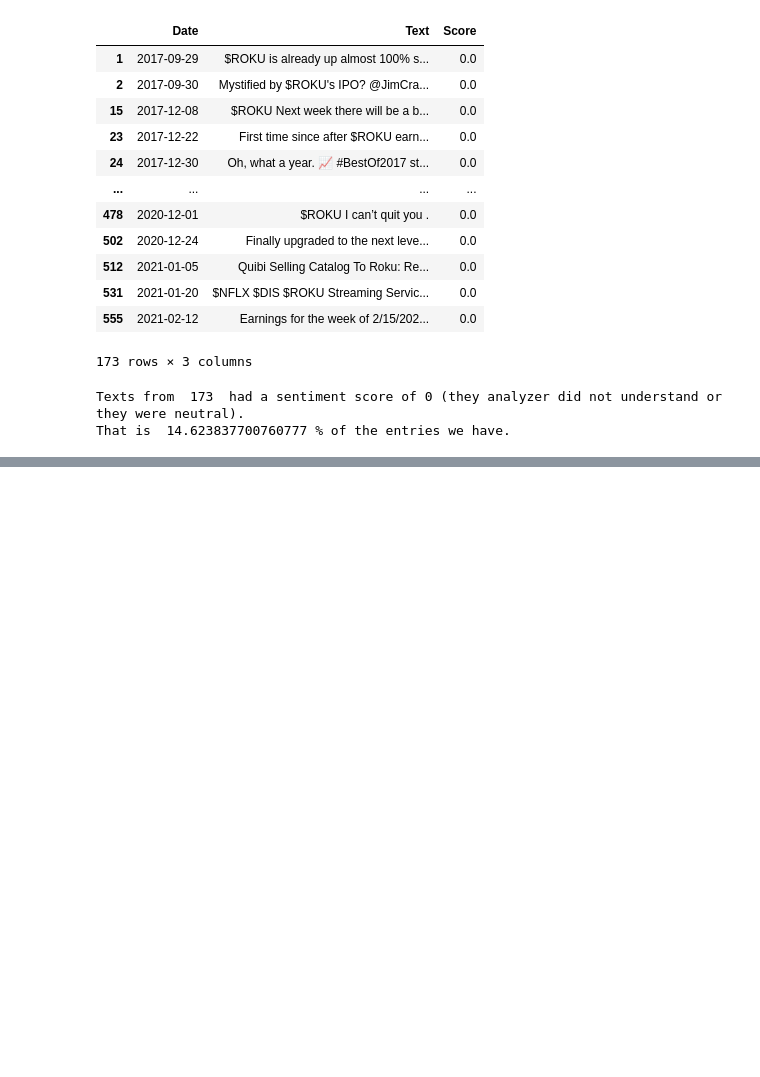
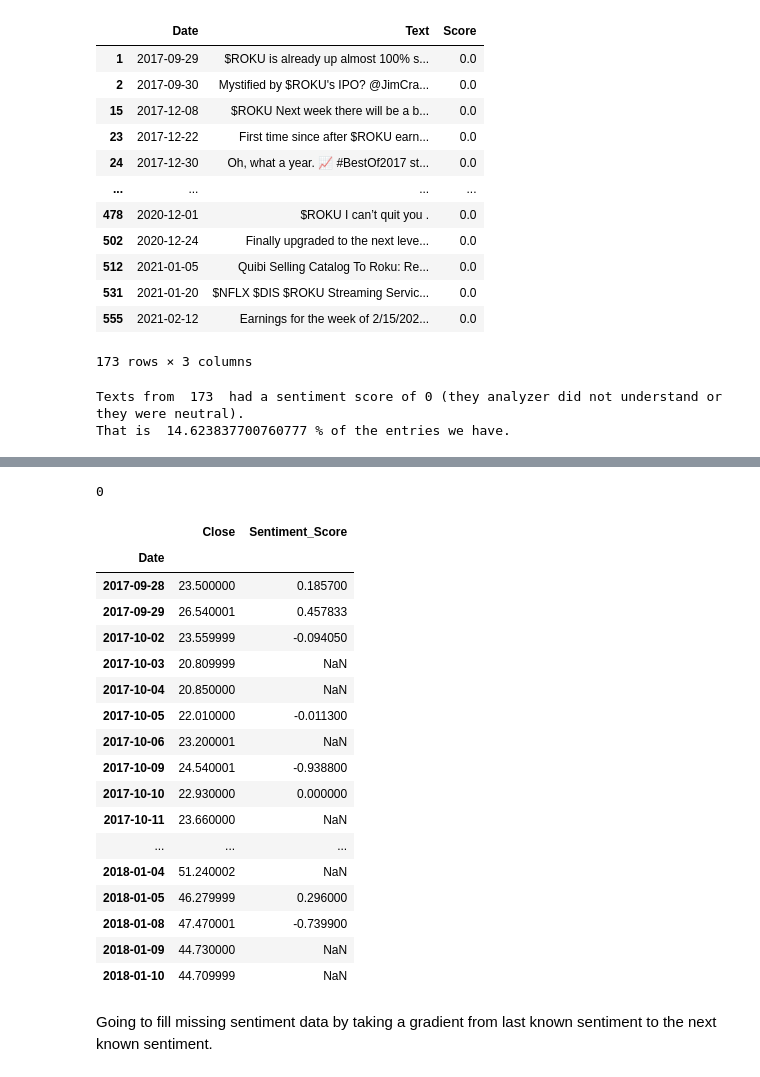
Before and after one commit to stevenkyle2013/Capstone, a Jupyter notebook: Main.ipynb, the cells around one changed output, grey strips where cells are left out. Saved outputs shown, nothing was run; the diff lists cells and outputs as text; code cells hidden in the pictures; blank space fills up the shorter version.

```diff
--- a/Main.ipynb
+++ b/Main.ipynb
@@ -330,0 +403,27 @@ Name: Date, Length: 519, dtype: int64
+# %%
+Final_df.Close.isna().sum()
+# %% [output]
+0
+# %%
+Final_df.head(75)
+# %% [output]
+|  | Close | Sentiment_Score |
+| Date |  |  |
+| 2017-09-28 | 23.500000 | 0.185700 |
+| 2017-09-29 | 26.540001 | 0.457833 |
+| 2017-10-02 | 23.559999 | -0.094050 |
+| 2017-10-03 | 20.809999 | NaN |
+| 2017-10-04 | 20.850000 | NaN |
+| 2017-10-05 | 22.010000 | -0.011300 |
+| 2017-10-06 | 23.200001 | NaN |
+| 2017-10-09 | 24.540001 | -0.938800 |
+| 2017-10-10 | 22.930000 | 0.000000 |
+| 2017-10-11 | 23.660000 | NaN |
+| ... | ... | ... |
+| 2018-01-04 | 51.240002 | NaN |
+| 2018-01-05 | 46.279999 | 0.296000 |
+| 2018-01-08 | 47.470001 | -0.739900 |
+| 2018-01-09 | 44.730000 | NaN |
+| 2018-01-10 | 44.709999 | NaN |
+# %% [markdown]
+Going to fill missing sentiment data by taking a gradient from last known sentiment to the next known sentiment.
```
Also changed, not shown: parts of 20 cells of this notebook.
